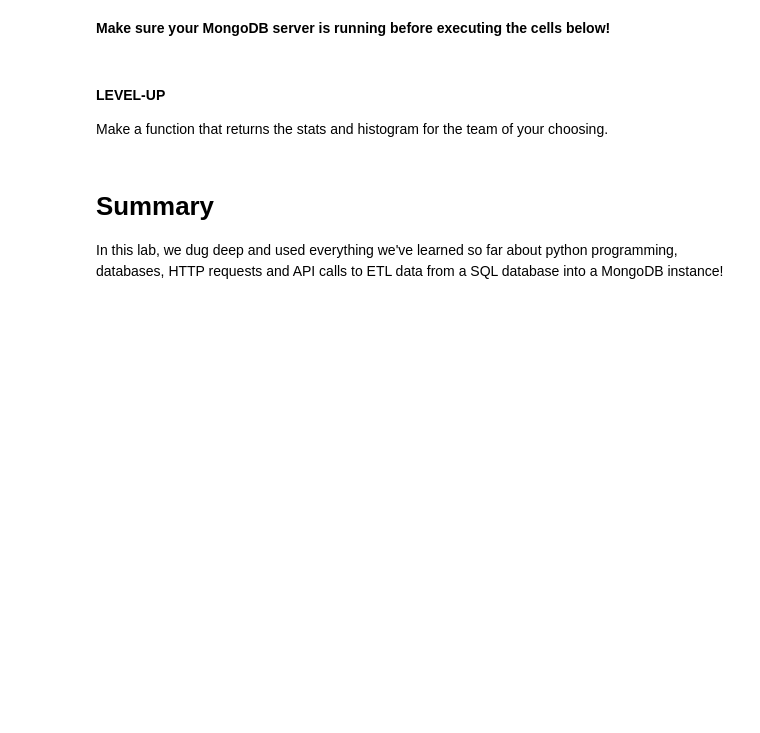
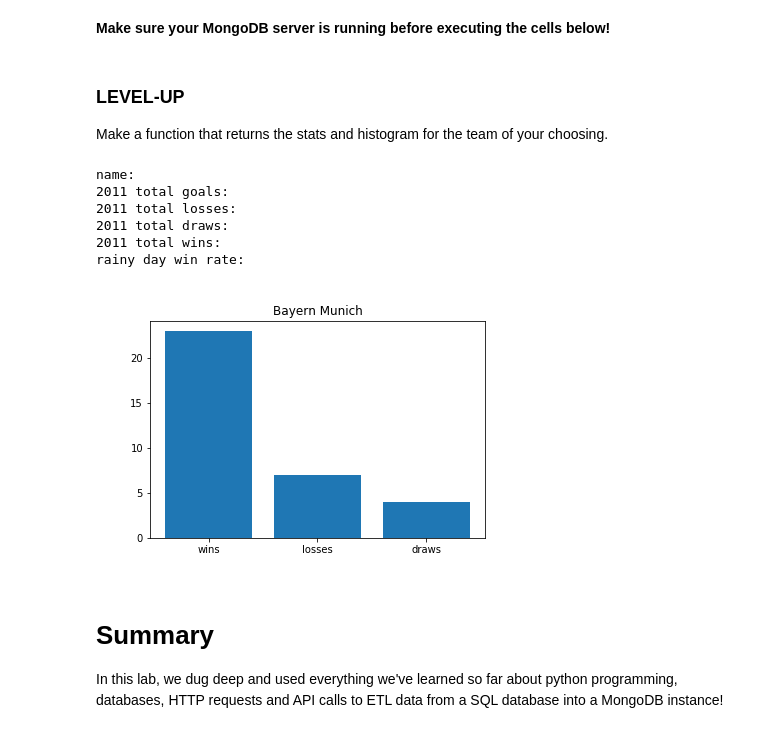
Before and after one commit to magnawhale/dsc-mod-2-lab-online-ds-ft-051319, a Jupyter notebook: index.ipynb, the cells around one changed output. Saved outputs shown, nothing was run; the diff lists cells and outputs as text; code cells hidden in the pictures; blank space fills up the shorter version.

```diff
--- a/index.ipynb
+++ b/index.ipynb
@@ -320,6 +342,11 @@ teams_2011[0].tot_wins
 # MongoDB
 # %% [markdown]
 **Make sure your MongoDB server is running before executing the cells below!**
+# %%
+mongo_client = "mongodb://127.0.0.1:27017/"
+myclient = pymongo.MongoClient(mongo_client)
+mydb = myclient['Teams_DB']
+mycollection = mydb['2011_Teams']
 # %%
 def push_to_mongo(teams, mongo_client):
     #Connect to Mongo Client
@@ -332,17 +359,26 @@ def push_to_mongo(teams, mongo_client):
 # %%
 push_to_mongo(teams_2011, "mongodb://127.0.0.1:27017/")
 # %% [markdown]
-#### LEVEL-UP
+### LEVEL-UP
 Make a function that returns the stats and histogram for the team of your choosing.
 # %%
 def get_team_stats(team_name):
-    team_stats = list(mycollection.find({'name': team_name},{'_id': 0, '2011 histogram': 0}))
+    team_stats = list(mycollection.find({'name': team_name},{'_id': 0, '2011 histogram': 0}))[0]
     team_hist = list(mycollection.find({'name': team_name}))[0]['2011 histogram']
+    team_stats['rainy day win rate'] = round(team_stats['rainy day win rate'], 3)
+    statkeys = list(team_stats.keys())
+    statvals = list(team_stats.values())
+    for i in range(len(statkeys)):
+        print(str(f'{str(statvals[i]):>32}\r{str(statkeys[i])}:'))
     display(Image.open(BytesIO(team_hist)))
-    for i in range(len(team_stats.keys())):
-        if
-
-        print(team_stats)
     return team_stats
 # %%
-get_team_stats('Bayern Munich')
+BM = get_team_stats('Bayern Munich')
+# %% [output]
+name:
+2011 total goals:
+2011 total losses:
+2011 total draws:
+2011 total wins:
+rainy day win rate:
+[figure, added]
```
Also changed, not shown: parts of 8 cells of this notebook.
